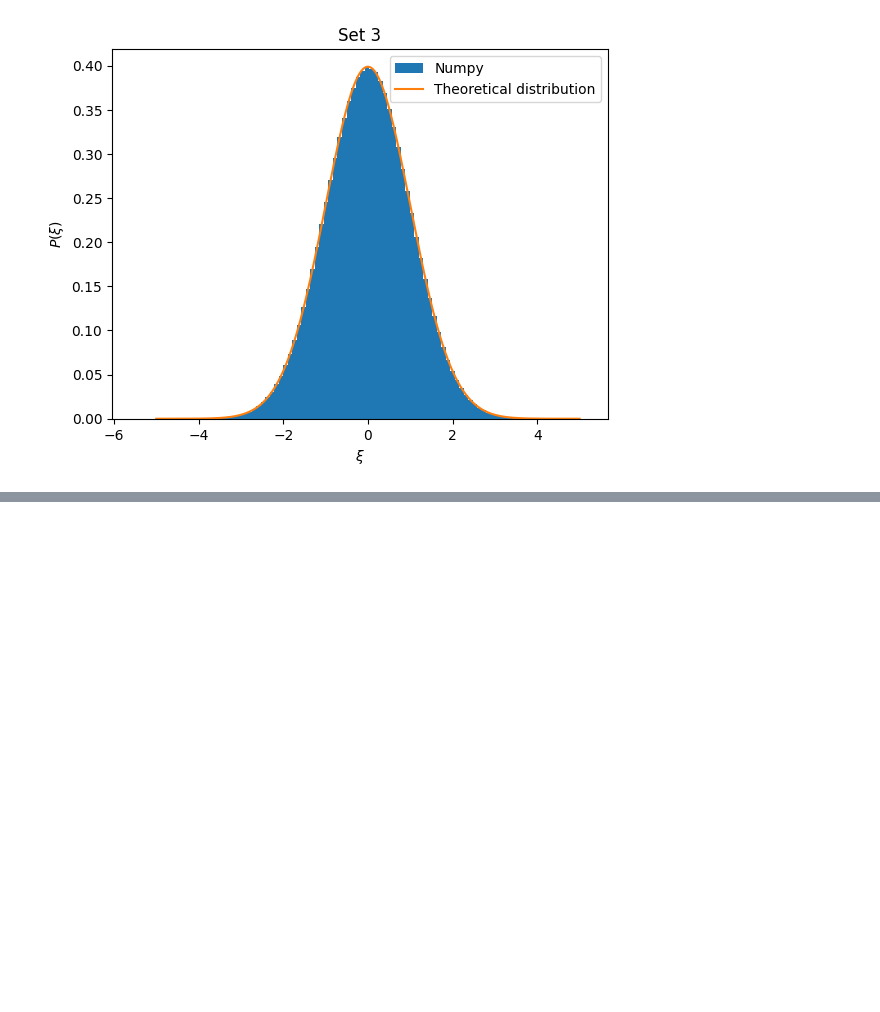
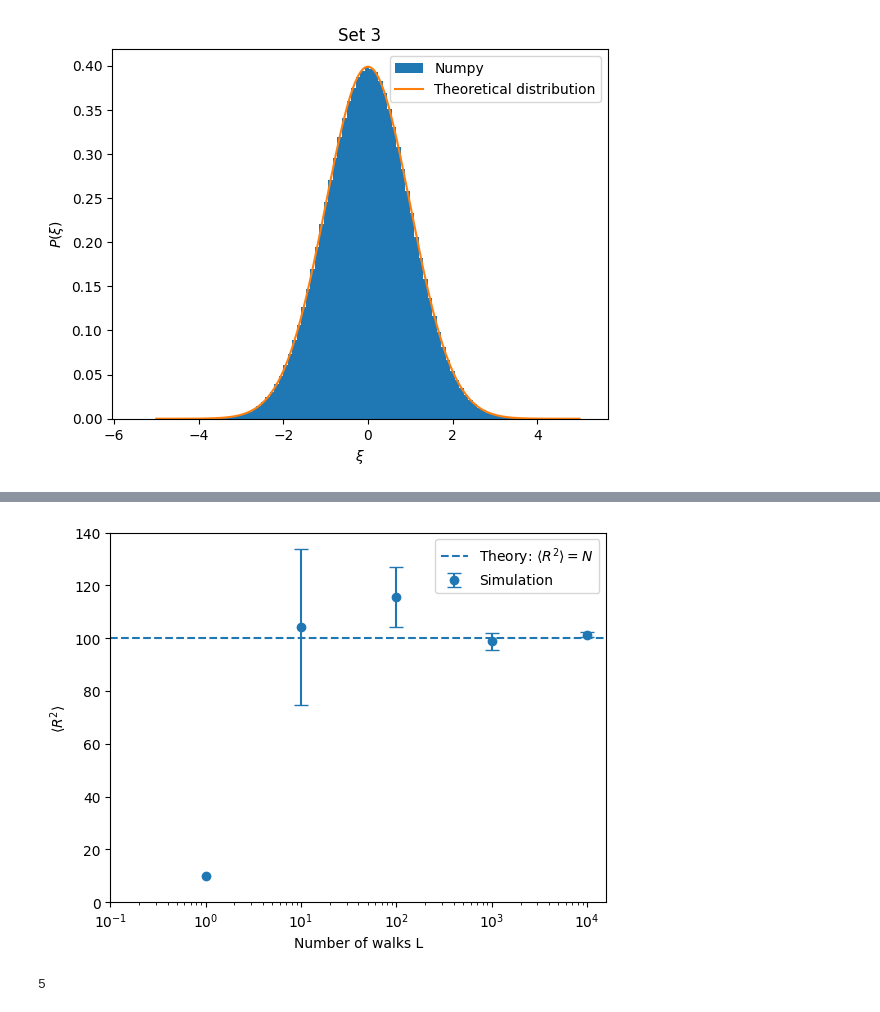
Before and after one commit to alexprogrammeert/3MA010-assignments-code, a Jupyter notebook: BD part/BD1 notebook.ipynb, the cells around one changed output, grey strips where cells are left out. Cells and saved outputs as stored; diff of their text form; code cells hidden in the pictures; blank space fills up the shorter version.

```diff
--- a/BD part/BD1 notebook.ipynb
+++ b/BD part/BD1 notebook.ipynb
@@ -152,0 +174,31 @@ for L, title in zip(L_values, titles):
+# %%
+theoretical_R_squared = N*r**2
+
+plt.errorbar(
+    L_values,
+    mean_R_squared_values,
+    yerr=error_values,
+    fmt="o",
+    capsize=5,
+    label="Simulation",
+)
+
+plt.axhline(
+    theoretical_R_squared,
+    linestyle="--",
+    label=r"Theory: $\langle R^2\rangle = N$",
+)
+
+plt.xscale("log")
+plt.xlabel("Number of walks L")
+plt.ylabel(r"$\langle R^2\rangle$")
+plt.legend()
+plt.xlim(left=.1)
+plt.ylim(bottom=0)
+plt.show()
+# %% [output]
+[figure, added]
+# %%
+print(len(mean_R_squared_values))
+# %% [output]
+5
```
Also changed, not shown: parts of 1 cell of this notebook, 1 other file.
